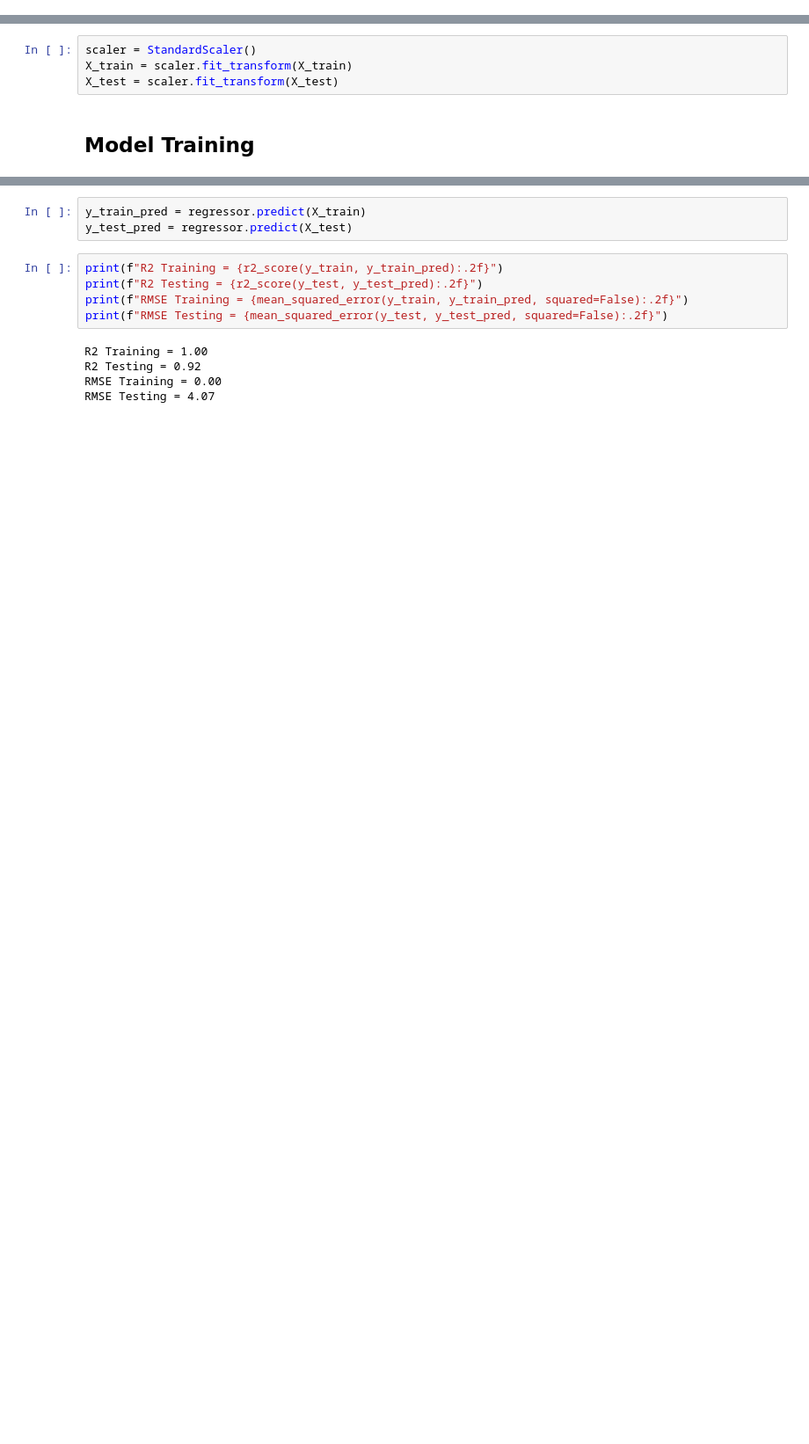
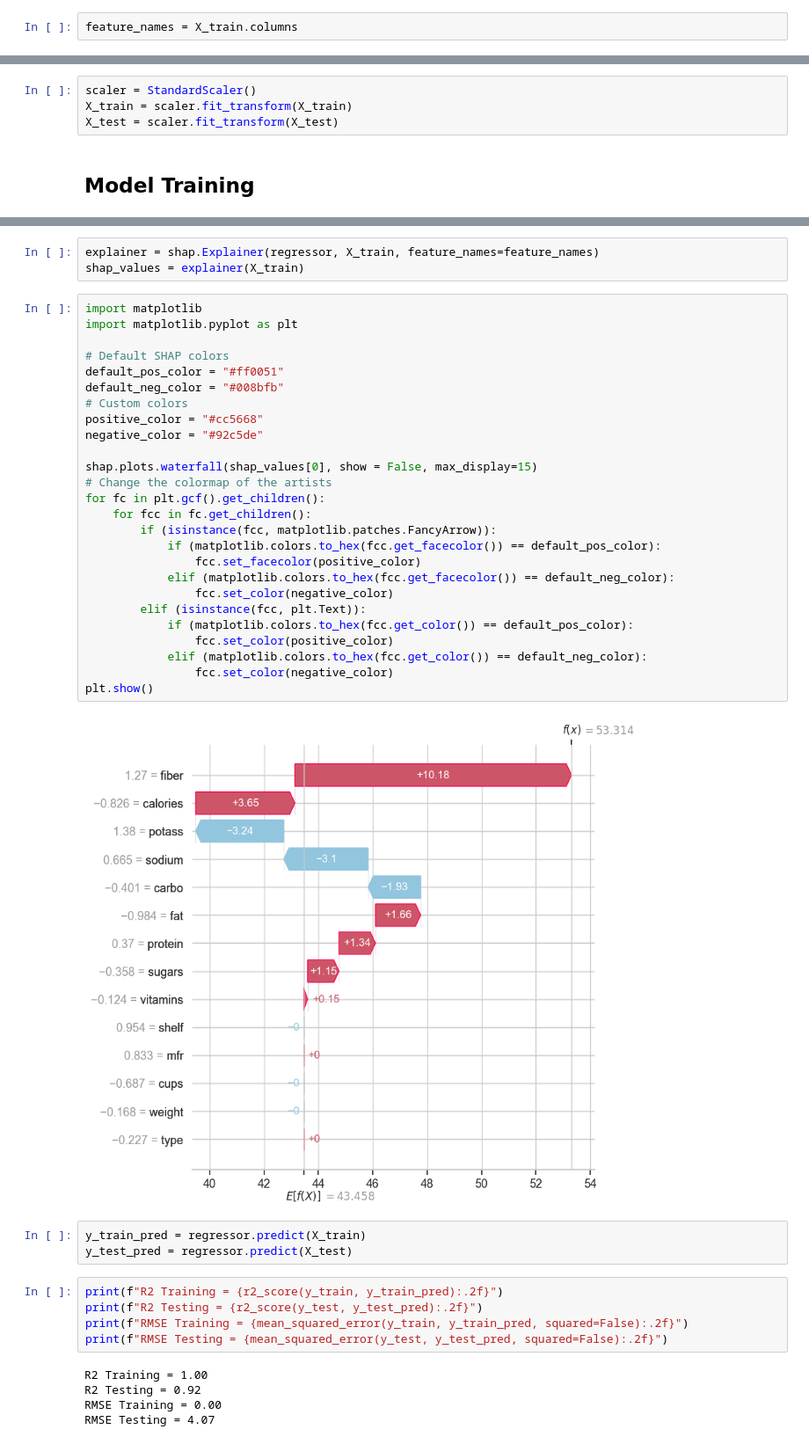
Before and after one commit to trizkynoviandy/cereals_data_analysis, a Jupyter notebook: cereal_analysis.ipynb, the cells around one changed output, grey strips where cells are left out. Shown: that part at 88% size. Drawn from its saved outputs; the diff is of its cells as text; blank space fills up the shorter version.

```diff
--- a/cereal_analysis.ipynb
+++ b/cereal_analysis.ipynb
@@ -167 +155,3 @@ X
+# %%
+feature_names = X_train.columns
 # %%
@@ -190,3 +198,34 @@ regressor.fit(X_train, y_train)
+# %%
+explainer = shap.Explainer(regressor, X_train, feature_names=feature_names)
+shap_values = explainer(X_train)
+# %%
+import matplotlib
+import matplotlib.pyplot as plt
+
+# Default SHAP colors
+default_pos_color = "#ff0051"
+default_neg_color = "#008bfb"
+# Custom colors
+positive_color = "#cc5668"
+negative_color = "#92c5de"
+
+shap.plots.waterfall(shap_values[0], show = False, max_display=15)
+# Change the colormap of the artists
+for fc in plt.gcf().get_children():
+    for fcc in fc.get_children():
+        if (isinstance(fcc, matplotlib.patches.FancyArrow)):
+            if (matplotlib.colors.to_hex(fcc.get_facecolor()) == default_pos_color):
+                fcc.set_facecolor(positive_color)
+            elif (matplotlib.colors.to_hex(fcc.get_facecolor()) == default_neg_color):
+                fcc.set_color(negative_color)
+        elif (isinstance(fcc, plt.Text)):
+            if (matplotlib.colors.to_hex(fcc.get_color()) == default_pos_color):
+                fcc.set_color(positive_color)
+            elif (matplotlib.colors.to_hex(fcc.get_color()) == default_neg_color):
+                fcc.set_color(negative_color)
+plt.show()
+# %% [output]
+[figure, added]
 # %%
 y_train_pred = regressor.predict(X_train)
 y_test_pred = regressor.predict(X_test)
```
Also changed, not shown: parts of 11 cells of this notebook.
